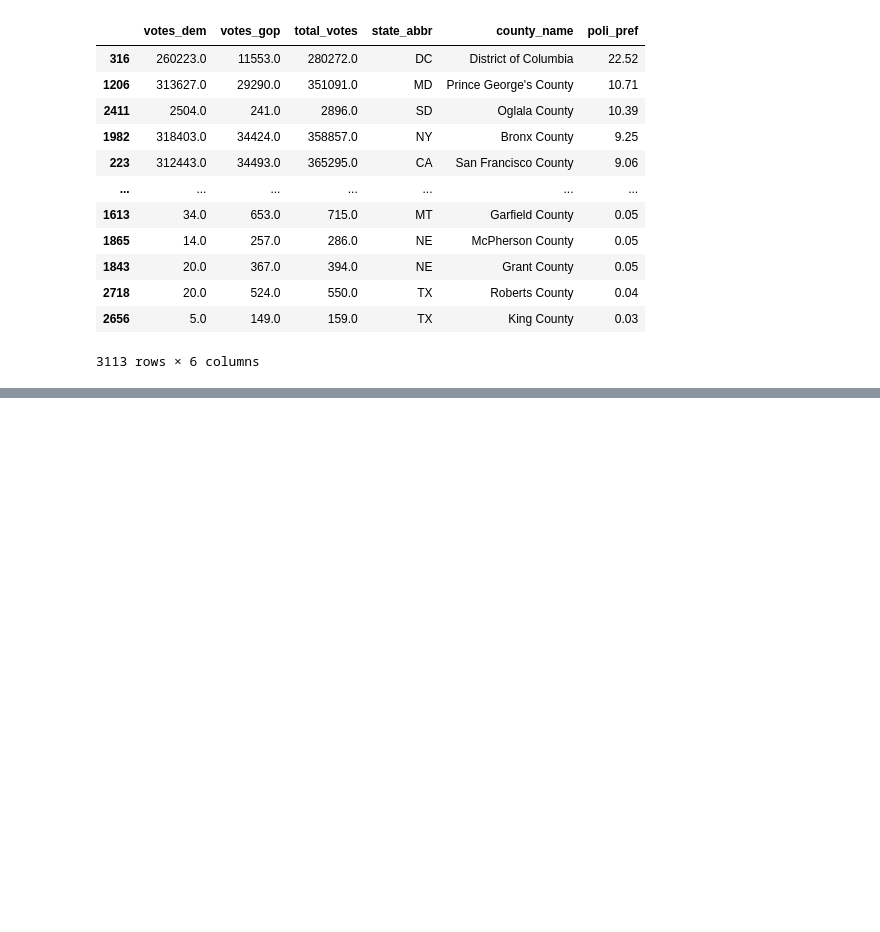
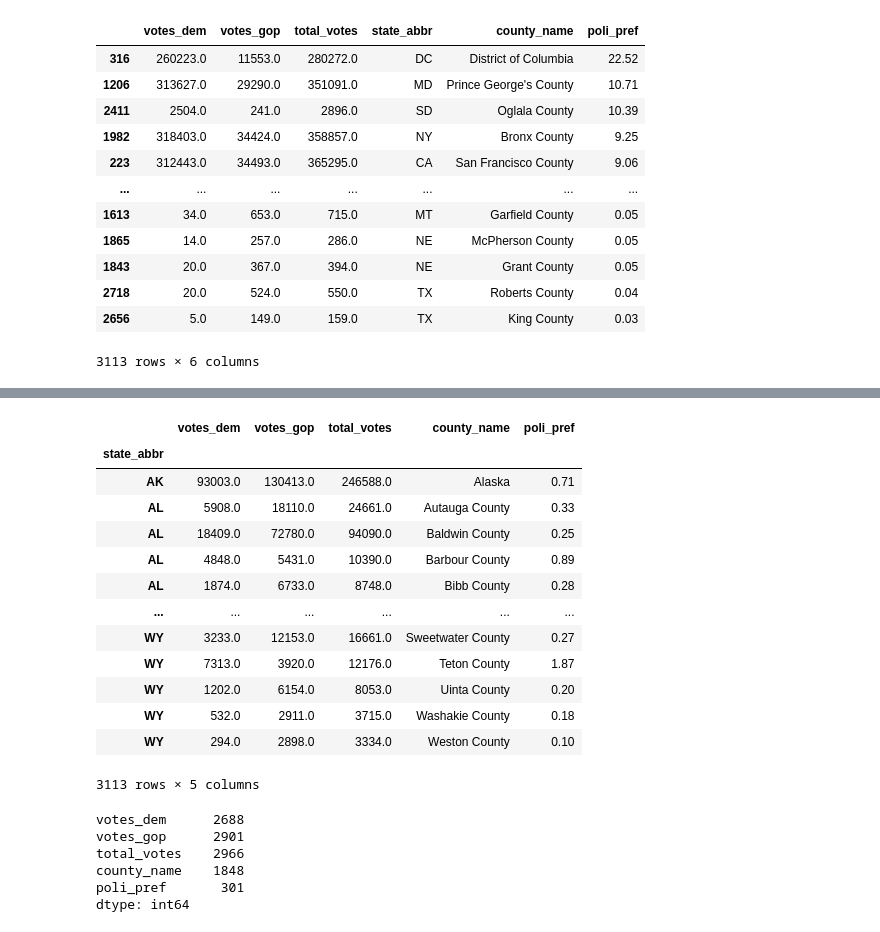
Before and after one commit to carrillofatima/UCI_Project-1_Group, a Jupyter notebook: political_prefence_county_2016.ipynb, the cells around one changed output, grey strips where cells are left out. Cells and saved outputs as stored; diff of their text form; code cells hidden in the pictures; blank space fills up the shorter version.

```diff
--- a/political_prefence_county_2016.ipynb
+++ b/political_prefence_county_2016.ipynb
@@ -150,0 +186,26 @@ len(grouped_state_df)
+# %%
+county_vote_2016_df
+# %% [output]
+|  | votes_dem | votes_gop | total_votes | county_name | poli_pref |
+| state_abbr |  |  |  |  |  |
+| AK | 93003.0 | 130413.0 | 246588.0 | Alaska | 0.71 |
+| AL | 5908.0 | 18110.0 | 24661.0 | Autauga County | 0.33 |
+| AL | 18409.0 | 72780.0 | 94090.0 | Baldwin County | 0.25 |
+| AL | 4848.0 | 5431.0 | 10390.0 | Barbour County | 0.89 |
+| AL | 1874.0 | 6733.0 | 8748.0 | Bibb County | 0.28 |
+| ... | ... | ... | ... | ... | ... |
+| WY | 3233.0 | 12153.0 | 16661.0 | Sweetwater County | 0.27 |
+| WY | 7313.0 | 3920.0 | 12176.0 | Teton County | 1.87 |
+| WY | 1202.0 | 6154.0 | 8053.0 | Uinta County | 0.20 |
+| WY | 532.0 | 2911.0 | 3715.0 | Washakie County | 0.18 |
+| WY | 294.0 | 2898.0 | 3334.0 | Weston County | 0.10 |
+3113 rows × 5 columns
+# %%
+county_vote_2016_df.nunique()
+# %% [output]
+votes_dem      2688
+votes_gop      2901
+total_votes    2966
+county_name    1848
+poli_pref       301
+dtype: int64
```
Also changed, not shown: parts of 15 cells of this notebook.
